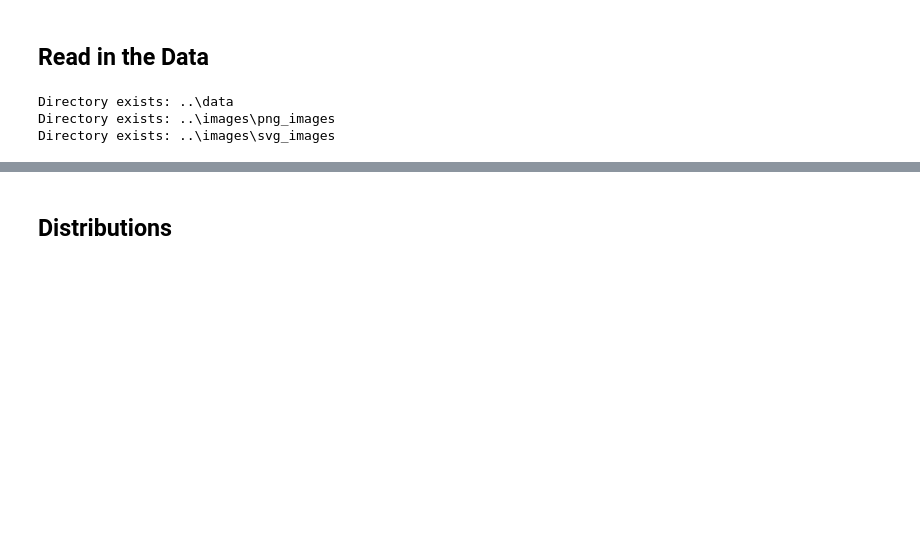
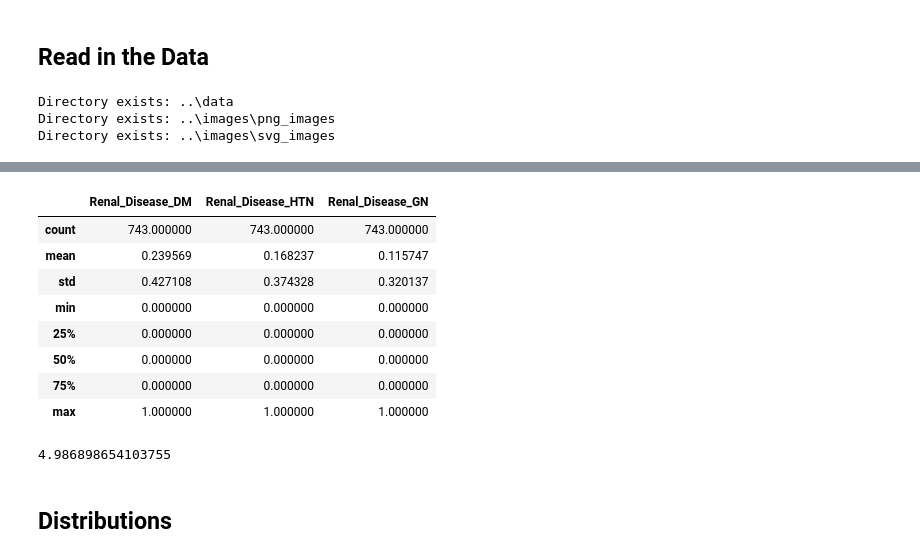
Before and after one commit to lshpaner/bmc_ali_kfre_val, a Jupyter notebook: notebooks/eda.ipynb, the cells around one changed output, grey strips where cells are left out. Cells and saved outputs as stored; diff of their text form; code cells hidden in the pictures; blank space fills up the shorter version.

```diff
--- a/notebooks/eda.ipynb
+++ b/notebooks/eda.ipynb
@@ -52,3 +89,19 @@ df_eda.head()
+# %%
+df_eda[["Renal_Disease_DM", "Renal_Disease_HTN", "Renal_Disease_GN"]].describe()
+# %% [output]
+|  | Renal_Disease_DM | Renal_Disease_HTN | Renal_Disease_GN |
+| count | 743.000000 | 743.000000 | 743.000000 |
+| mean | 0.239569 | 0.168237 | 0.115747 |
+| std | 0.427108 | 0.374328 | 0.320137 |
+| min | 0.000000 | 0.000000 | 0.000000 |
+| 25% | 0.000000 | 0.000000 | 0.000000 |
+| 50% | 0.000000 | 0.000000 | 0.000000 |
+| 75% | 0.000000 | 0.000000 | 0.000000 |
+| max | 1.000000 | 1.000000 | 1.000000 |
+# %%
+df_eda["uACR"].min()
+# %% [output]
+4.986898654103755
 # %% [markdown]
 ## Distributions
 # %% [markdown]
```
Also changed, not shown: parts of 8 cells of this notebook, 42 other files.
